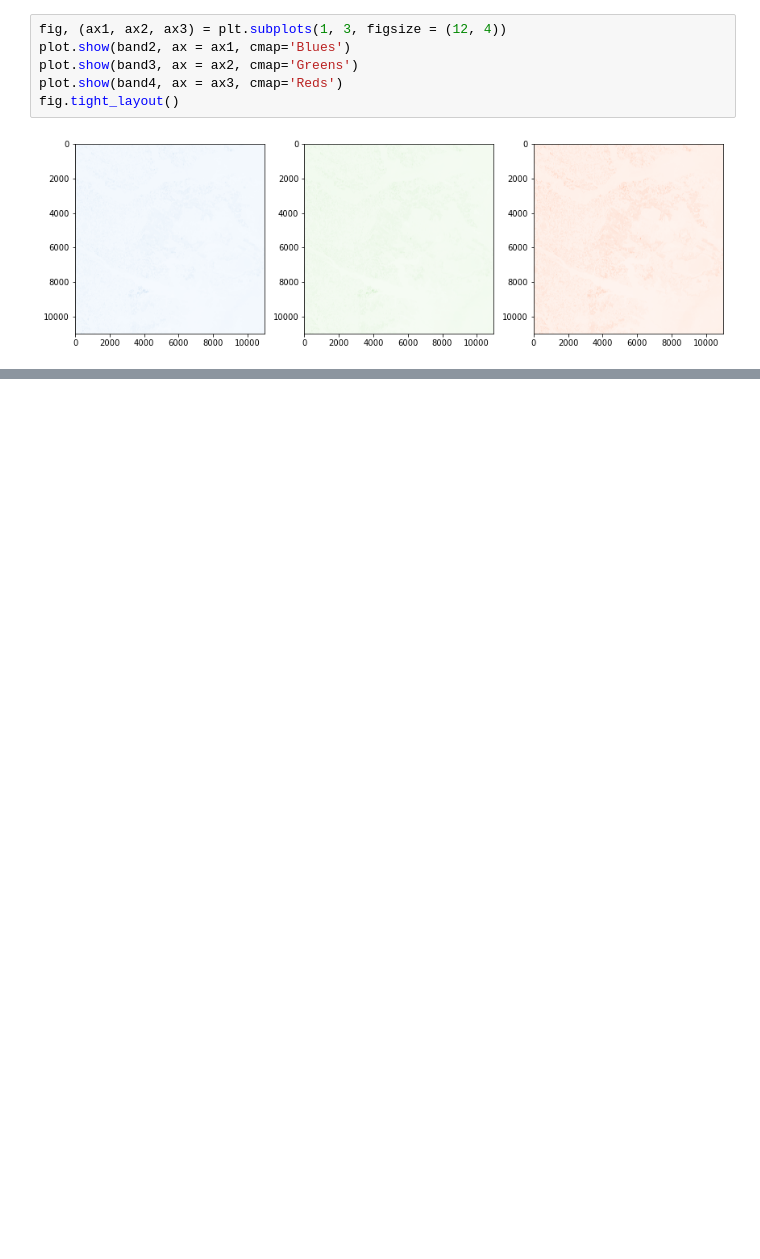
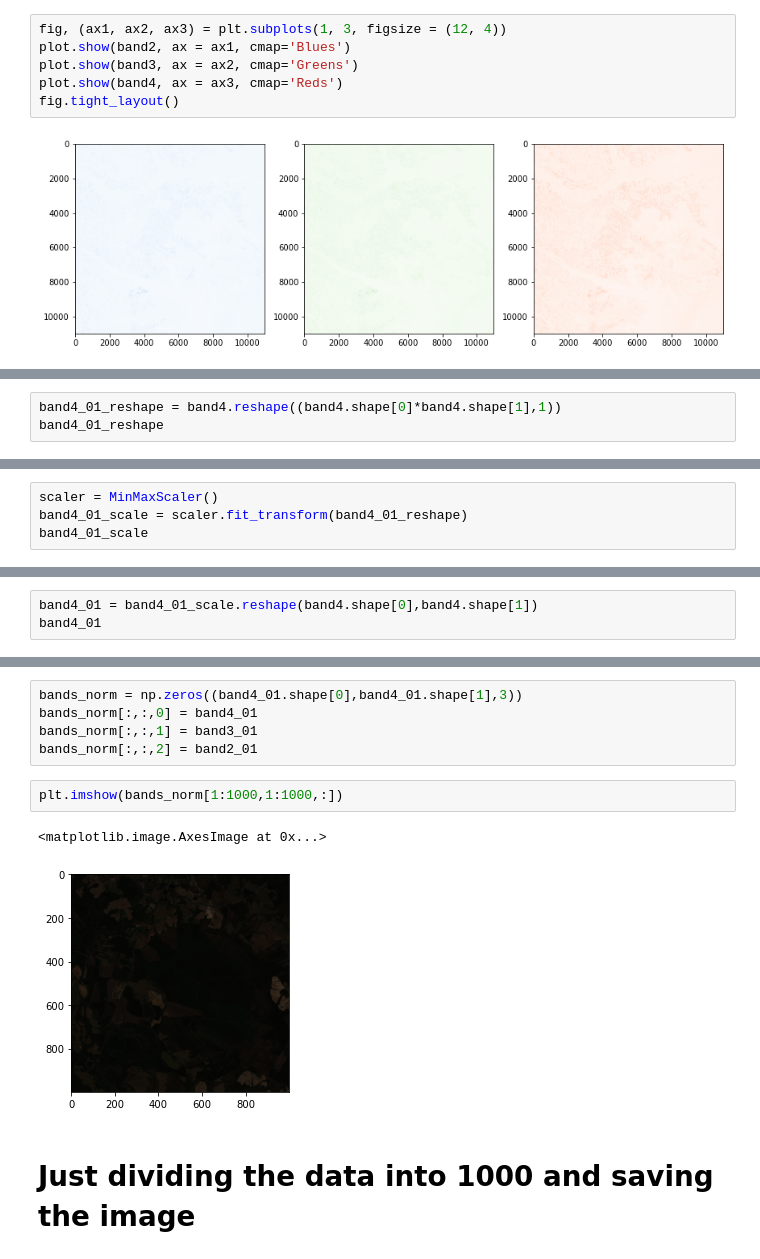
Before and after one commit to CSCCNY/final-project-landandbuildingsatimg-ccny, a Jupyter notebook: notebooks/scratch/01-SM-Big_Images_Sentinel2/01-SM-Image1_Sentinel2.ipynb, the cells around one changed output, grey strips where cells are left out. Drawn from its saved outputs; the diff is of its cells as text; blank space fills up the shorter version.

```diff
--- a/notebooks/scratch/01-SM-Big_Images_Sentinel2/01-SM-Image1_Sentinel2.ipynb
+++ b/notebooks/scratch/01-SM-Big_Images_Sentinel2/01-SM-Image1_Sentinel2.ipynb
@@ -34,0 +244,3 @@ fig.tight_layout()
+# %%
+band4_01_reshape = band4.reshape((band4.shape[0]*band4.shape[1],1))
+band4_01_reshape
@@ -34,0 +255,4 @@ fig.tight_layout()
+# %%
+scaler = MinMaxScaler()
+band4_01_scale = scaler.fit_transform(band4_01_reshape)
+band4_01_scale
@@ -34,0 +267,3 @@ fig.tight_layout()
+# %%
+band4_01 = band4_01_scale.reshape(band4.shape[0],band4.shape[1])
+band4_01
@@ -34,0 +314,12 @@ fig.tight_layout()
+# %%
+bands_norm = np.zeros((band4_01.shape[0],band4_01.shape[1],3))
+bands_norm[:,:,0] = band4_01
+bands_norm[:,:,1] = band3_01
+bands_norm[:,:,2] = band2_01
+# %%
+plt.imshow(bands_norm[1:1000,1:1000,:])
+# %% [output]
+<matplotlib.image.AxesImage at 0x...>
+[figure, added]
+# %% [markdown]
+# Just dividing the data into 1000 and saving the image
```
Also changed, not shown: parts of 48 cells of this notebook.
